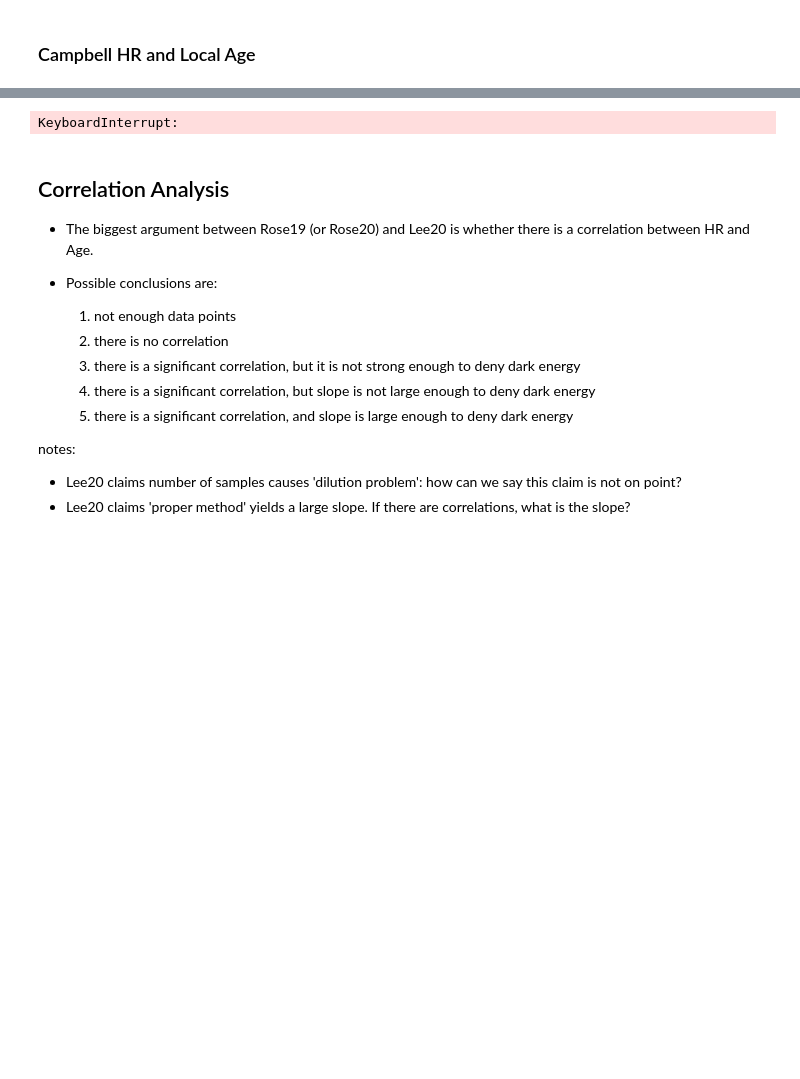
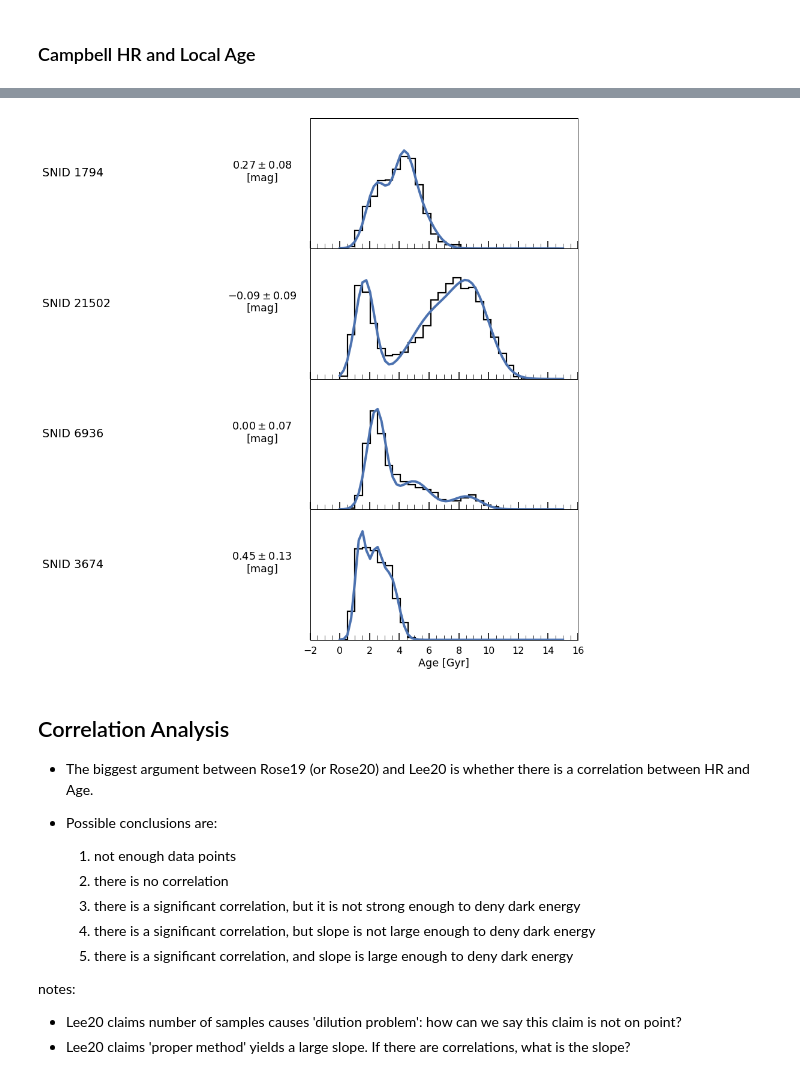
Before and after one commit to ketozhang/statistical-methods-on-sne-ia-luminosity-evolution, a Jupyter notebook: report.ipynb, the cells around one changed output, grey strips where cells are left out. Saved outputs shown, nothing was run; the diff lists cells and outputs as text; code cells hidden in the pictures; blank space fills up the shorter version.

```diff
--- a/report.ipynb
+++ b/report.ipynb
@@ -60,32 +76,36 @@ for i in trange(len(snids)):
 # %%
-nrows, ncols = 10, 1
-fig, axs = plt.subplots(nrows, ncols, figsize=(ncols*6, nrows*4), sharey=True)
-axs = axs.reshape(-1, 1)
+nrows, ncols = 4, 1
+fig, axs = plt.subplots(nrows, ncols, figsize=(ncols*8, nrows*4), sharex=True)
+axs = axs.reshape(nrows, ncols)
 
 xrange = np.linspace(0, 15, 60)
 bins = xrange[::2]
-random_snids = np.random.choice(snids, size=10)
+# random_snids = np.random.choice(snids, size=nrows*ncols)
+random_snids = [1794, 21502, 6936, 3674]
 for i in range(nrows*ncols):
-    print(f"{i}/{nrows*ncols}")
     if i >= len(random_snids):
         break
     else:
         snid = random_snids[i]
 
     ax = axs[i//ncols, i%ncols]
     hr_row = hr_df.loc[snid, :]
 
-    ax.set_title(f"SNID {snid} \n" + f"HR\n${hr_row['hr']:.2f} ({hr_row['hr_err']:.2f})$", rotation='vertical', x=-0.1, y=0.5)
-    ax.hist(age_df.loc[snid, :], bins, density=True)
+    ax.hist(age_df.loc[snid, :], bins, density=True, color='k', histtype="step")
 
     gmm = results[snid]
     probs = np.exp(gmm.score_samples(xrange.reshape(-1, 1)))
     ax.plot(xrange, probs)
 
-plt.tight_layout()
-plt.savefig("figures/gmm_age_fit.png")
+    ax.set_title(f"SNID {snid} \n", loc="left", x=-1, y=0.5, va="center")
+    ax.set_ylabel(f"${hr_row['hr']:.2f}\pm{hr_row['hr_err']:.2f}$\n[mag]", rotation='horizontal', labelpad=80)
+    ax.yaxis.set_tick_params(which='both', left=False, labelleft=False)
+
+fig.subplots_adjust(hspace=0)
+plt.xlabel("Age [Gyr]")
+plt.savefig("figures/gmm_age_fit.png", transparent=False)
 # %% [output]
-KeyboardInterrupt:
+[figure, added]
 # %% [markdown]
 ## Correlation Analysis
 
```
Also changed, not shown: parts of 14 cells of this notebook, 7 other files.
